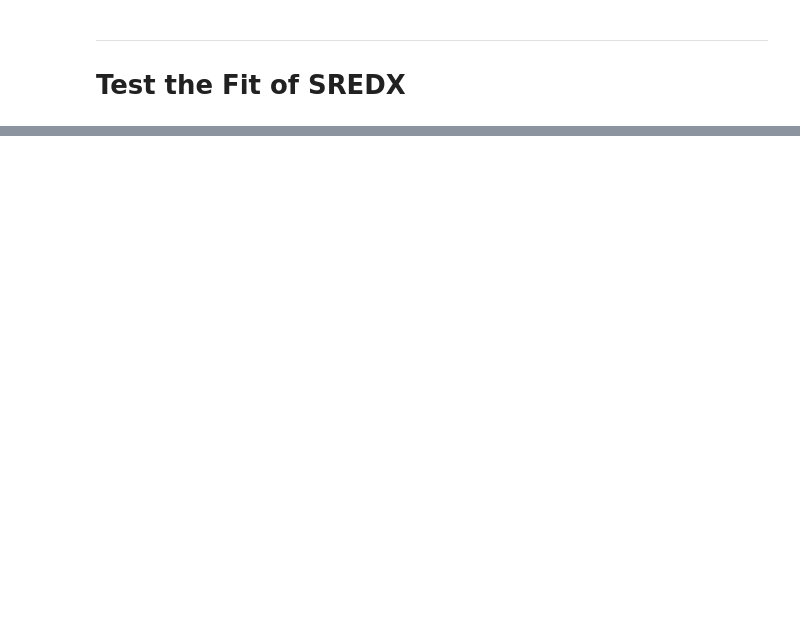
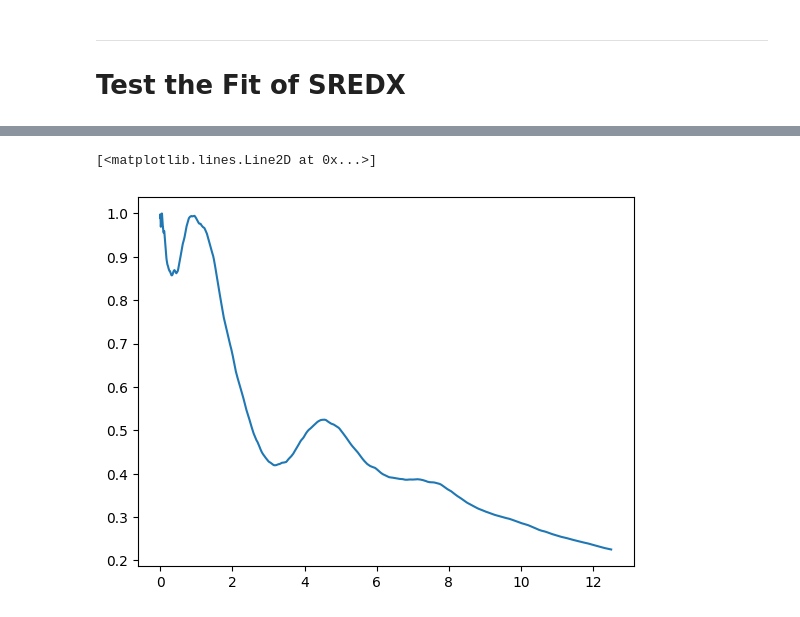
Before and after one commit to jacopocarotenuto/SBI_RedBloodCells, a Jupyter notebook: Code/Notebooks/MultiRoundBloodCells.ipynb, the cells around one changed output, grey strips where cells are left out. Saved outputs shown, nothing was run; the diff lists cells and outputs as text; code cells hidden in the pictures; blank space fills up the shorter version.

```diff
--- a/Code/Notebooks/MultiRoundBloodCells.ipynb
+++ b/Code/Notebooks/MultiRoundBloodCells.ipynb
@@ -336,0 +348,5 @@ Mean Chi Square: 6.12E+03 ± 6.34E+03
+# %%
+plt.plot(t_RSVP,RSVP[1,:])
+# %% [output]
+[<matplotlib.lines.Line2D at 0x...>]
+[figure, added]
```
Also changed, not shown: parts of 17 cells of this notebook.
